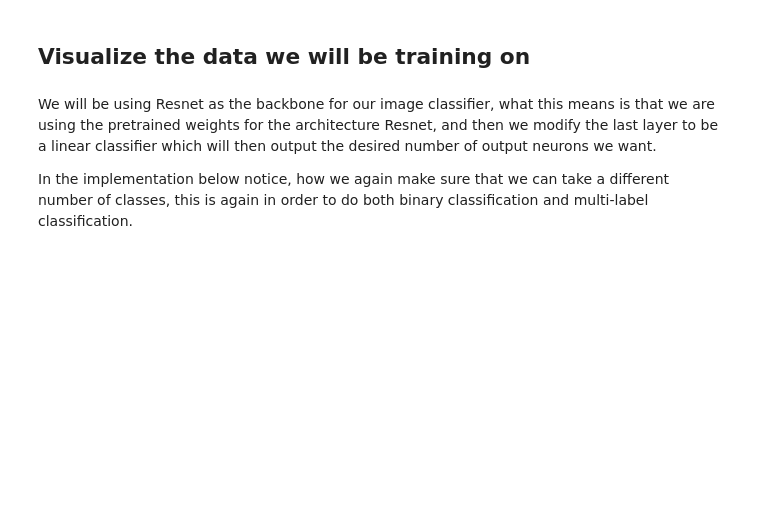
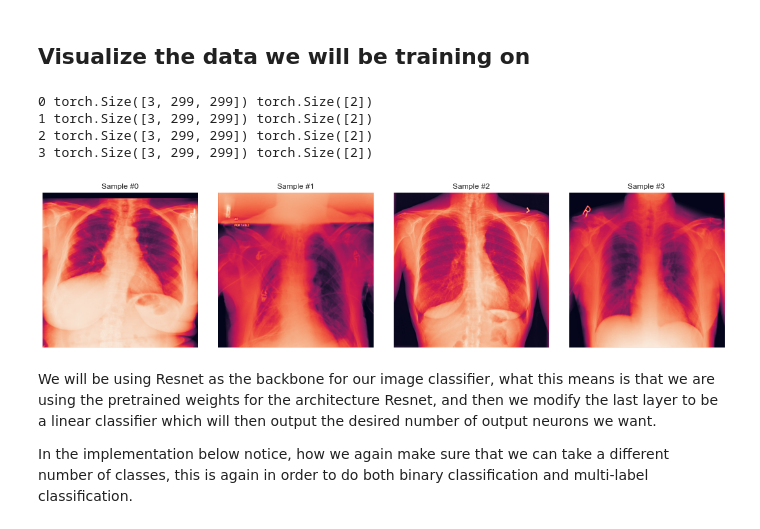
Before and after one commit to yeric1789/CMSC320_Final_Project, a Jupyter notebook: NoteBookFinalProject.ipynb, the cells around one changed output. Saved outputs shown, nothing was run; the diff lists cells and outputs as text; code cells hidden in the pictures; blank space fills up the shorter version.

Commit message:
Added some things to work for cuda

```diff
--- a/NoteBookFinalProject.ipynb
+++ b/NoteBookFinalProject.ipynb
@@ -215,0 +238,10 @@ cuda
+# %%
+device = "cuda" if torch.cuda.is_available() else "cpu"
+print(device)
+
+# Normalize the data
+transform = transforms.Compose([
+    transforms.Resize((299,299)),
+    transforms.ToTensor(),
+    transforms.Normalize((0.5, 0.5, 0.5), (0.5, 0.5, 0.5))
+])
@@ -293,29 +328,42 @@ tform = transforms.Compose([
     transforms.ToTensor()
 ])
 
-dir = '/content/drive/MyDrive/CMSC320-Intro_data_science/FinalProject/Data/images/'
-train_set = LungDataSet(df = train_df,root_dir = dir,input_size = (299,299),binary = True, tform = tform)
-test_set = LungDataSet(df = test_df,root_dir = dir,input_size = (299,299),tform = tform)
+dir = '/content/drive/MyDrive/CMSC320-Intro_data_science/FinalProject/Data/images/' if IN_COLAB else 'D:/CMSC320_XRAY_CHEST_DATA/images/'
+train_set = LungDataSet(df = train_df,root_dir = dir,input_size = (299,299),binary = True, cuda_device=device)
+test_set = LungDataSet(df = test_df,root_dir = dir,input_size = (299,299), cuda_device=device)
 # %%
 #train_set[0]['image'].shape
 # %% [markdown]
 ## Visualize the data we will be training on
 # %%
-fig = plt.figure()
+def visualize(data):
+    fig = plt.figure()
+    for i in range(len(data)):
+        sample = data[i]
 
-for i in range(len(train_set)):
-    sample = train_set[i]
+        print(i, sample['image'].shape, sample['labels'].shape)
 
-    print(i, sample['image'].shape, sample['labels'].shape)
+        ax = plt.subplot(1, 4, i + 1)
+        plt.tight_layout()
+        ax.set_title('Sample #{}'.format(i))
+        ax.axis('off')
+        plt.imshow(sample['image'][0,:,:])
 
-    ax = plt.subplot(1, 4, i + 1)
-    plt.tight_layout()
-    ax.set_title('Sample #{}'.format(i))
-    ax.axis('off')
-    plt.imshow(sample['image'][0,:,:])
+        if i == 3:
+            plt.show()
+            break
 
-    if i == 3:
-        plt.show()
-        break
+if device == "cuda":
+    train_set2 = LungDataSet(df = train_df,root_dir = dir,input_size = (299,299),binary = True, cuda_device=None)
+    test_set2 = LungDataSet(df = test_df,root_dir = dir,input_size = (299,299), cuda_device=None)
+    visualize(train_set2)
+else:
+    visualize(train_set)
+# %% [output]
+0 torch.Size([3, 299, 299]) torch.Size([2])
+1 torch.Size([3, 299, 299]) torch.Size([2])
+2 torch.Size([3, 299, 299]) torch.Size([2])
+3 torch.Size([3, 299, 299]) torch.Size([2])
+[figure, added]
 # %%
 #Train Loader
```
Also changed, not shown: parts of 16 cells of this notebook.
